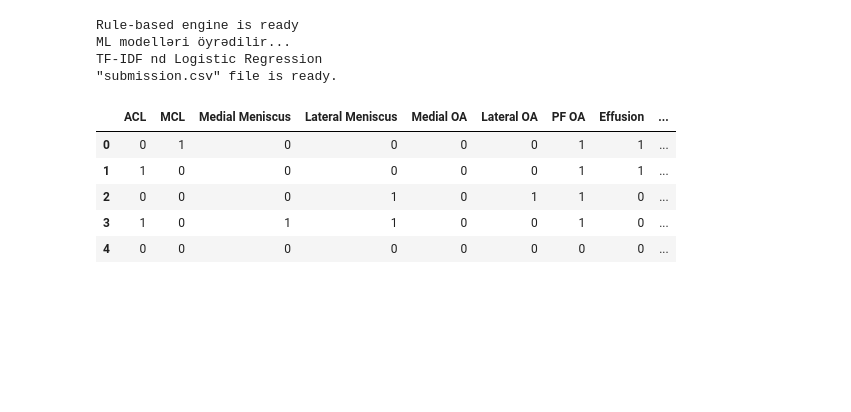
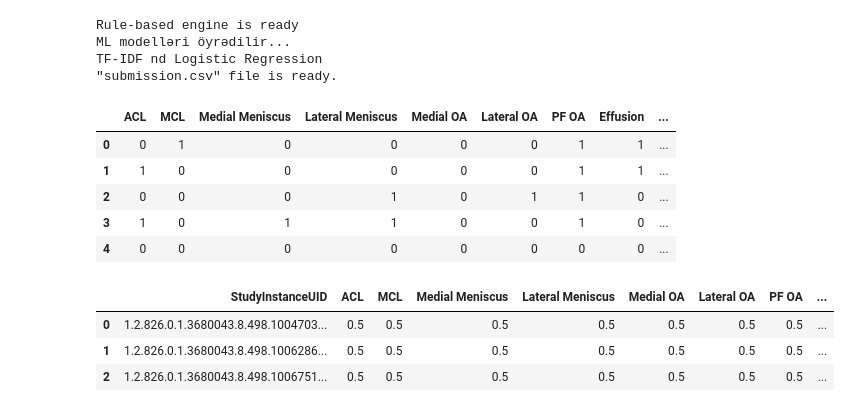
Before and after one commit to Sevinj-joy/Kaggle_Competition, a Jupyter notebook: RSNA Knee Abnormality Detection/rsna-knee-aze-team.ipynb, the cells around one changed output. Cells and saved outputs as stored; diff of their text form; code cells hidden in the pictures; blank space fills up the shorter version.

Commit message:
sample submission file downloaded

```diff
--- a/RSNA Knee Abnormality Detection/rsna-knee-aze-team.ipynb
+++ b/RSNA Knee Abnormality Detection/rsna-knee-aze-team.ipynb
@@ -850,3 +850,12 @@ TF-IDF nd Logistic Regression
 | 2 | 0 | 0 | 0 | 1 | 0 | 1 | 1 | 0 | ... |
 | 3 | 1 | 0 | 1 | 1 | 0 | 0 | 1 | 0 | ... |
 | 4 | 0 | 0 | 0 | 0 | 0 | 0 | 0 | 0 | ... |
+# %%
+sample_subm=pd.read_csv("C:/Users/sevinj.rahimova/Desktop/Kaggle competition/RSNA Knee Abnormality Detection/sample_submission.csv")
+# %%
+sample_subm
+# %% [output]
+|  | StudyInstanceUID | ACL | MCL | Medial Meniscus | Lateral Meniscus | Medial OA | Lateral OA | PF OA | ... |
+| 0 | 1.2.826.0.1.3680043.8.498.1004703... | 0.5 | 0.5 | 0.5 | 0.5 | 0.5 | 0.5 | 0.5 | ... |
+| 1 | 1.2.826.0.1.3680043.8.498.1006286... | 0.5 | 0.5 | 0.5 | 0.5 | 0.5 | 0.5 | 0.5 | ... |
+| 2 | 1.2.826.0.1.3680043.8.498.1006751... | 0.5 | 0.5 | 0.5 | 0.5 | 0.5 | 0.5 | 0.5 | ... |
```
Also changed, not shown: parts of 4 cells of this notebook.
